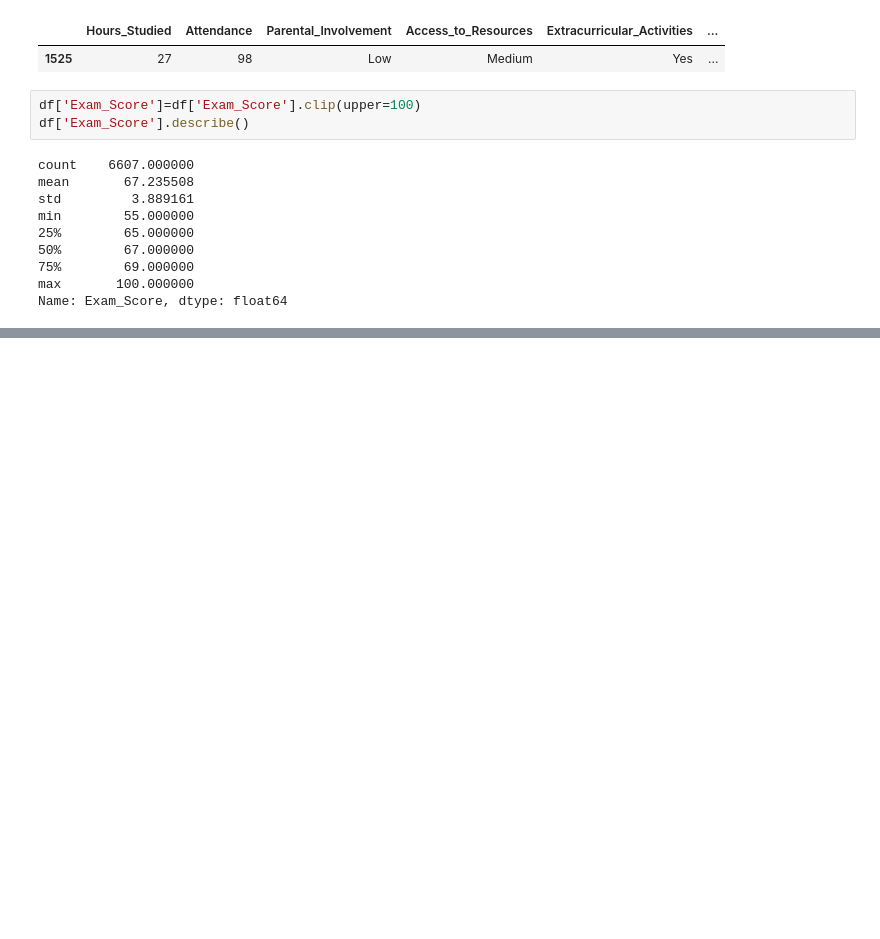
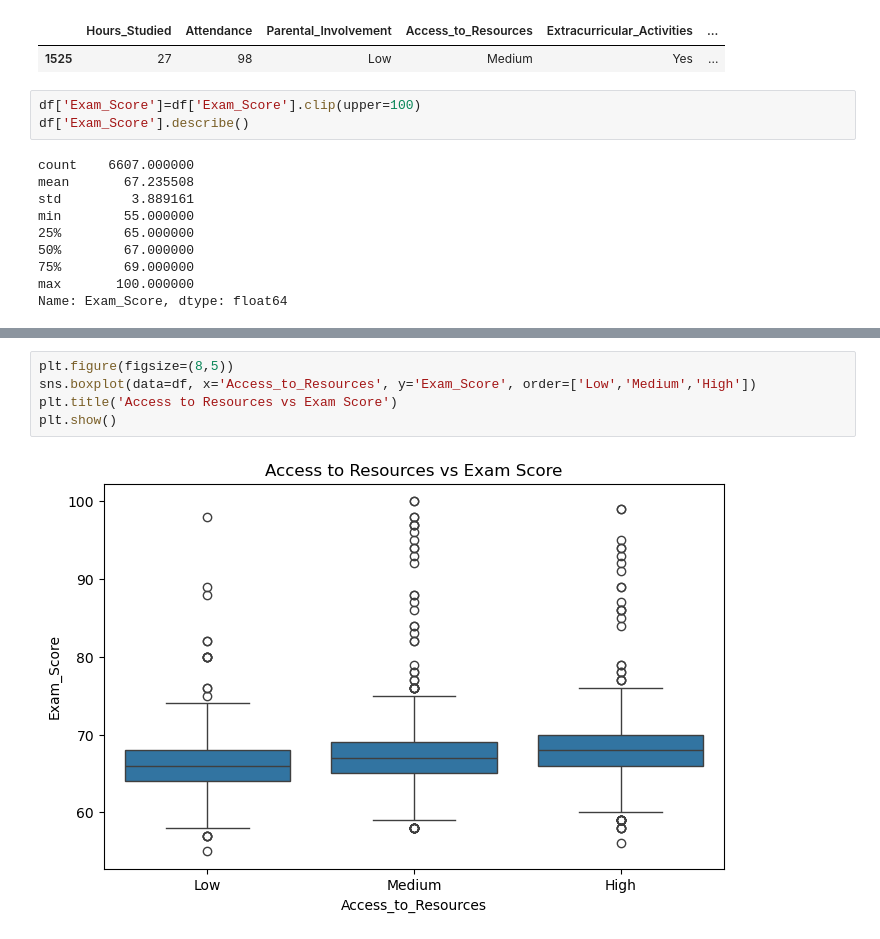
Before and after one commit to Zabinn/student-performance-svm, a Jupyter notebook: notebooks/eda_and_model.ipynb, the cells around one changed output, grey strips where cells are left out. Drawn from its saved outputs; the diff is of its cells as text; blank space fills up the shorter version.

```diff
--- a/notebooks/eda_and_model.ipynb
+++ b/notebooks/eda_and_model.ipynb
@@ -95,0 +152,7 @@ Name: Exam_Score, dtype: float64
+# %%
+plt.figure(figsize=(8,5))
+sns.boxplot(data=df, x='Access_to_Resources', y='Exam_Score', order=['Low','Medium','High'])
+plt.title('Access to Resources vs Exam Score')
+plt.show()
+# %% [output]
+[figure, added]
```
Also changed, not shown: parts of 8 cells of this notebook.
